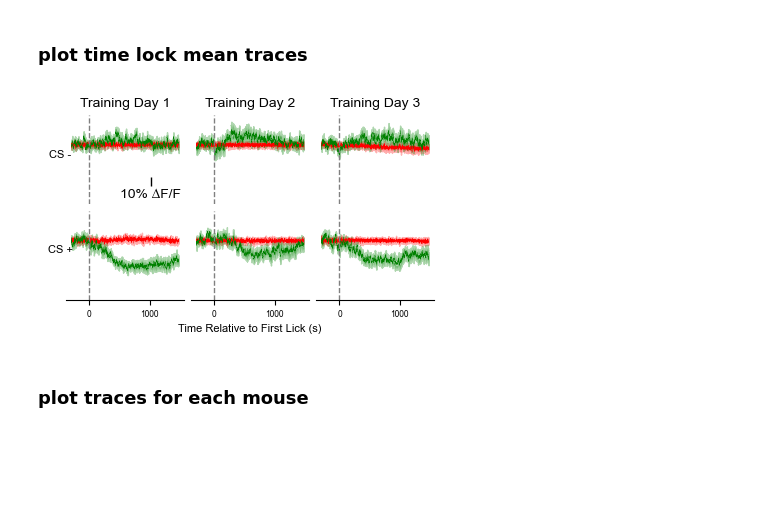
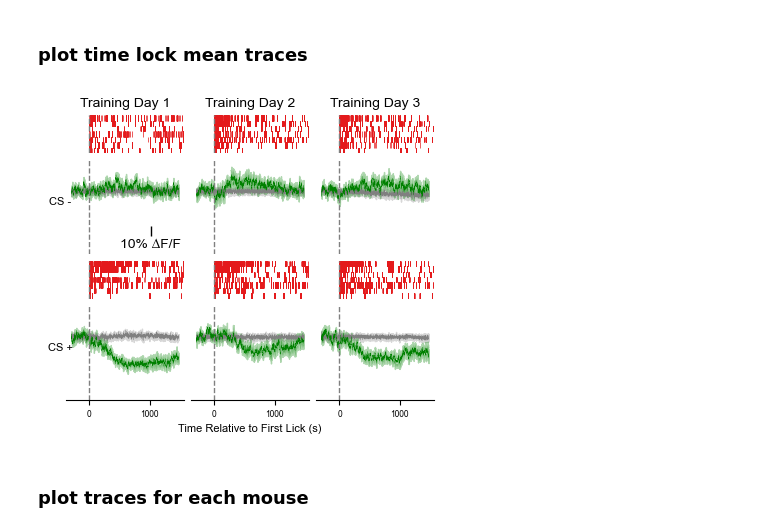
Before and after one commit to nathanielnyema/fnc_agrp_project, a Jupyter notebook: analysis/photometry/fnc_phot_analysis.ipynb, the cells around one changed output. Saved outputs shown, nothing was run; the diff lists cells and outputs as text; code cells hidden in the pictures; blank space fills up the shorter version.

```diff
--- a/analysis/photometry/fnc_phot_analysis.ipynb
+++ b/analysis/photometry/fnc_phot_analysis.ipynb
@@ -112,7 +112,8 @@ mice_to_drop = ['adm480', 'adm569']       # these mice are outliers
 # %% [markdown]
 ### food drops
 # %%
-chow_fd = load_analysis('/Users/nathanielnyema/Downloads/fnc_agrp_project/data/photometry/analysis_FNC_fd2_adm571_adm551_adm569_adm567_adm543_adm546_adm484_adm480_adm485_adm445.npy', recompute= False)
+chow_fd = load_analysis(data_dir/'food_drop/analysis_FNC_fd2_adm571_adm551_adm569_adm567_adm543_adm546_adm484_adm480_adm485_adm445.npy',
+                        recompute= False)
 chow_fd.norm = True
 chow_fd.detrend =  False
 chow_fd.norm_method = norm_method
@@ -121,7 +122,7 @@ chow_fd.compute()
 
 bad_fd_mice = (chow_fd.ind_peak_df_f('min', pr = False)['min ∆F/F']>-.2).droplevel(0)
 bad_fd_mice = bad_fd_mice.loc[bad_fd_mice].index
-mice_to_drop = np.unique(bad_fd_mice.tolist() + mice_to_drop)
+mice_to_drop = np.unique(np.concatenate((bad_fd_mice, mice_to_drop)))
 
 for i in mice_to_drop:
     chow_fd.remove_mouse(i, recompute = False)
@@ -129,7 +130,7 @@ chow_fd.compute()
 
 
 fig, ax = plt.subplots(1,1, figsize = (2,1.5))
-chow_fd.plot_both(ax=ax, show=False)
+chow_fd.plot_both(ax=ax, show=False, linewidth= .2, c405 = 'gray')
 
 vertbar = AnchoredSizeBar(ax.transData,
                            1, '10% ∆F/F', 'lower left',
@@ -146,7 +147,6 @@ for i in ax.get_xticklabels():
 
 sns.despine(left = True)
 
-fig.savefig('no_detrend.pdf')
 fig.savefig( os.path.join(first_lick_pdfs, 'chow_fd.pdf') , transparent=True, bbox_inches='tight')
 fig.savefig( os.path.join(first_lick_svgs, 'chow_fd.svg') , transparent=True, bbox_inches='tight')
 # %% [output]
@@ -202,65 +201,93 @@ plt.savefig(os.path.join('figures', 'methods', 'svgs', 'ili_resolutin_benchmark_
 ## Bulk analysis
 # %%
 # time lock to first lick
-first_lick = time_lock_lick(training, 0)
+first_lick = time_lock_lick(training, 0, lick_field = 'left_licks')
+for i in first_lick.raw_data.keys():
+    ll = first_lick.raw_data.loc[i].events['left_licks']
+    first_lick.raw_data.loc[i].events['left_licks'] = ll - ll[0]
 # %% [markdown]
 ### plot time lock mean traces
 # %%
 # let's plot both the 470 and 405 for all sessions
-fig,ax = plt.subplots(2,3, figsize = (4,2.5))
+fig,ax = plt.subplots(4,3, figsize = (4,3.5), gridspec_kw={'height_ratios': [.4, 1,.4,1]})
 ylim = (-.6, .3)
 
 # plot cs- sessions
 for i,v in enumerate(cs['-']):
-    first_lick.plot_both(cond = v, ax=ax[0,i], linewidth=.2,
-                       show=False, scale=1, c490 = 'g')
-    ax[0,i].set( xlabel = '', ylabel = '',
-                 title = f'Training Day {i+1}',
+    first_lick.plot_both(cond = v, ax=ax[1,i], linewidth=.2,
+                       show=False, scale=1, c490 = 'g', c405='gray')
+    ax[1,i].set( xlabel = '', ylabel = '',
                  ylim = ylim)
-    ax[0,i].title.set_fontsize(10)
-    ax[0,i].axvline(0,ls='--',c='grey', lw=1)
-    ax[0,i].tick_params(left=False,bottom=False,
+    ax[1,i].axvline(0,ls='--',c='grey', lw=1)
+    ax[1,i].tick_params(left=False,bottom=False,
                         labelleft=False,labelbottom=False)
 
-    sns.despine(ax=ax[0,i], left = True, bottom = True)
+    sns.despine(ax=ax[1,i], left = True, bottom = True)
 
 # plot cs+ sessions
 for i,v in enumerate(cs['+']):
-    first_lick.plot_both(cond = v, ax=ax[1,i], linewidth=.2,
-                       show=False, scale=1, c490 = 'g')
-    ax[1,i].set( xlabel = '',
+    first_lick.plot_both(cond = v, ax=ax[3,i], linewidth=.2,
+                       show=False, scale=1, c490 = 'g', c405='gray')
+    ax[3,i].set( xlabel = '',
                  ylim = ylim, ylabel = '')
-    for j in ax[1,i].get_xticklabels():
+    for j in ax[3,i].get_xticklabels():
         j.set_fontsize(6)
 
-    ax[1,i].axvline(0,ls='--',c='grey', lw=1)
-    ax[1,i].tick_params(left=False,labelleft=False)
-    sns.despine(ax=ax[1,i], left = True)
+    ax[3,i].axvline(0,ls='--',c='grey', lw=1)
+    ax[3,i].tick_params(left=False,labelleft=False)
+    sns.despine(ax=ax[3,i], left = True)
 
-ax[0,0].set_ylabel('CS -', rotation = 0, fontsize = 8)
-ax[1,0].set_ylabel('CS +', rotation = 0, fontsize = 8)
-ax[1,1].set_xlabel('Time Relative to First Lick (s)', fontsize = 8)
+ax[1,0].set_ylabel('CS -', rotation = 0, fontsize = 8)
+ax[3,0].set_ylabel('CS +', rotation = 0, fontsize = 8)
+ax[3,1].set_xlabel('Time Relative to First Lick (s)', fontsize = 8)
 
 # create a size bar so we can remove the axes
-vertbar = AnchoredSizeBar(ax[0,0].transData,
+vertbar = AnchoredSizeBar(ax[1,0].transData,
                            1, '10% ∆F/F', 'lower right',
                            pad=.1,
                            color='black',
                            frameon=False,
                            size_vertical=.1)
-ax[0,0].add_artist(vertbar)
+ax[1,0].add_artist(vertbar)
+xlim = ax[1,0].get_xlim()
+
+
+lick_times = reindex(first_lick.raw_data.droplevel('trial').apply(lambda x: x.events['left_licks']))[0].unstack(['day','cs'])
+for i in range(1,4):
+
+    for j,k in enumerate(lick_times[i,'-']):
+        ax[0,i-1].eventplot(k, lineoffset = j, linewidth = .5)
+    ax[0,i-1].axvline(0, c = 'gray', ls = '--', lw = 1)
+    ax[0,i-1].set_ylim(-.5,j + .5)
+    ax[0,i-1].set_xlim(xlim)
+    ax[0,i-1].set_yticks([])
+    ax[0,i-1].set_xticks([])
+    ax[0,i-1].set_title( f'Training Day {i}')
+    ax[0,i-1].title.set_fontsize(10)
+    sns.despine(ax=ax[0,i-1], left = True, bottom = True)
+
+
+    for j,k in enumerate(lick_times[i,'+']):
+        ax[2,i-1].eventplot(k, lineoffset = j, linewidth = .5)
+    ax[2,i-1].axvline(0, c = 'gray', ls = '--', lw = 1)
+    ax[2,i-1].set_ylim(-.5,j + .5)
+    ax[2,i-1].set_xlim(xlim)
+    ax[2,i-1].set_yticks([])
+    ax[2,i-1].set_xticks([])
+    sns.despine(ax=ax[2,i-1], left = True, bottom = True)
+
 
 # format  the plot and show
 fig.tight_layout(pad = .5)
 plt.show()
 
 # save the figure
-fig.savefig( os.path.join(first_lick_pdfs, 'avg_training_first_lick.pdf') ,
+fig.savefig( os.path.join(first_lick_pdfs, 'avg_training_first_lick_w_lick_raster.pdf') ,
             transparent=True, bbox_inches='tight')
-fig.savefig( os.path.join(first_lick_svgs, 'avg_training_first_lick.svg') ,
+fig.savefig( os.path.join(first_lick_svgs, 'avg_training_first_lick_w_lick_raster.svg') ,
             transparent=True, bbox_inches='tight')
 # %% [output]
-[figure, old version]
+[figure, new version]
 # %% [markdown]
 ### plot traces for each mouse
 # %%
```
Also changed, not shown: parts of 41 cells of this notebook, 6 other files.
